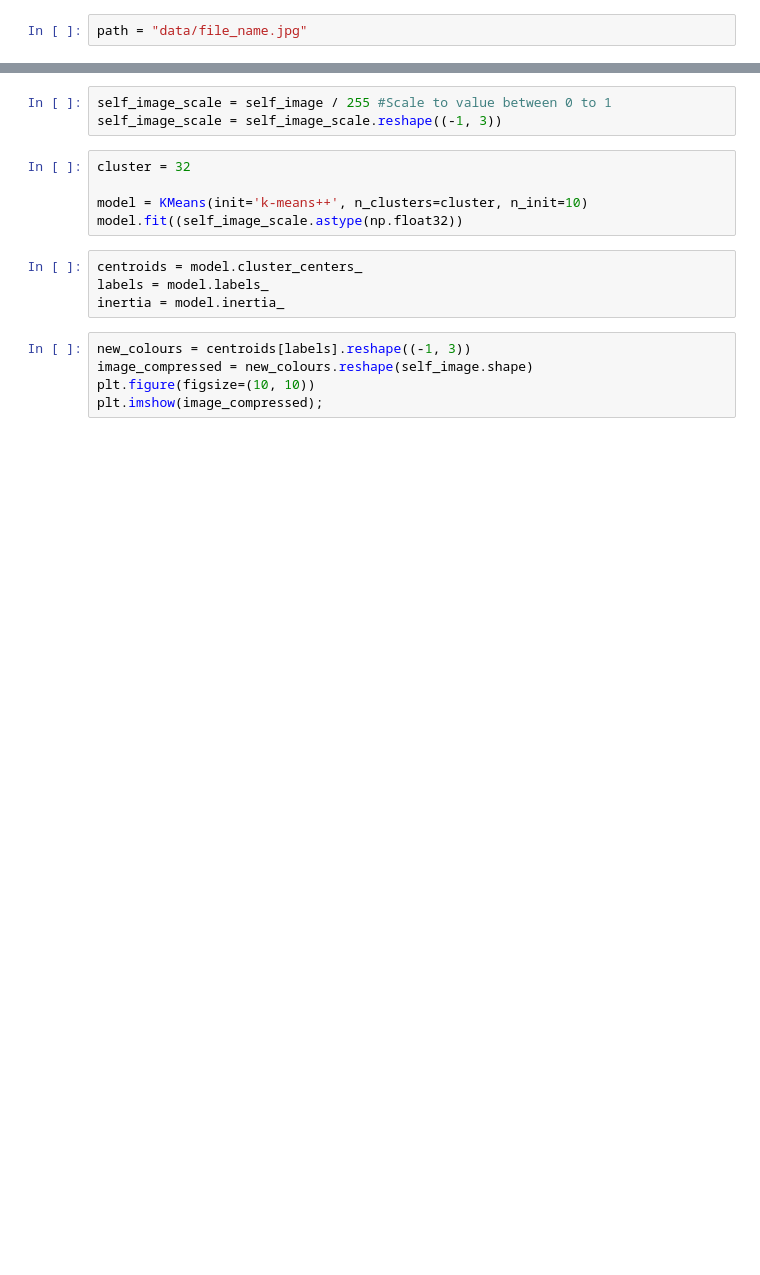
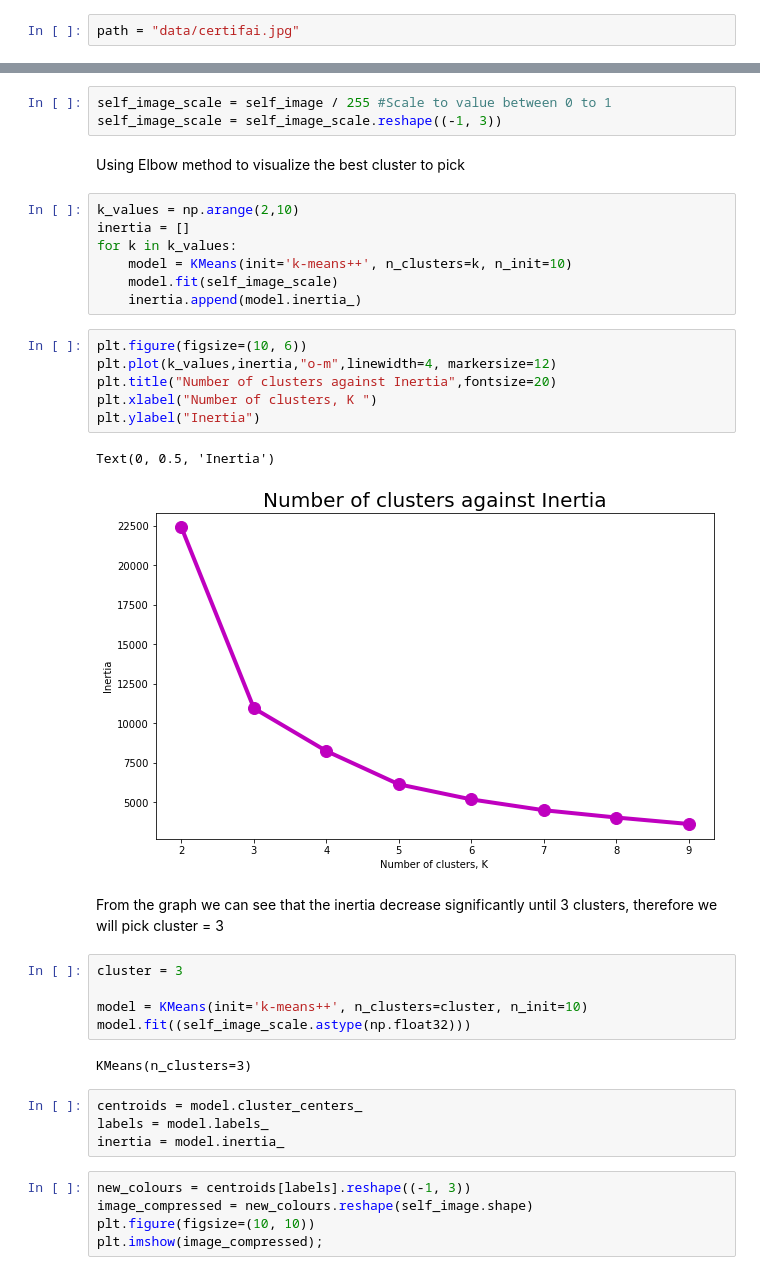
Before and after one commit to CertifaiAI/data-science-fundamentals, a Jupyter notebook: solution/09-1_K Means Clustering 2 .ipynb, the cells around one changed output, grey strips where cells are left out. Drawn from its saved outputs; the diff is of its cells as text; blank space fills up the shorter version.

Commit message:
added custom picture for K means and added elbow method

```diff
--- a/solution/09-1_K Means Clustering 2 .ipynb
+++ b/solution/09-1_K Means Clustering 2 .ipynb
@@ -156,7 +156,7 @@ Text(0.5, 1.0, '4 Colour Image')
 On this section, let us try using your own image to try out the colour reduction
 <br>Do remember upload your file into the data folder
 # %%
-path = "data/file_name.jpg"
+path = "data/certifai.jpg"
 # %%
 self_image = io.imread(path)
 plt.imshow(self_image)
@@ -163,11 +166,33 @@ plt.imshow(self_image)
 # %%
 self_image_scale = self_image / 255 #Scale to value between 0 to 1
 self_image_scale = self_image_scale.reshape((-1, 3))
+# %% [markdown]
+Using Elbow method to visualize the best cluster to pick
+# %%
+k_values = np.arange(2,10)
+inertia = []
+for k in k_values:
+    model = KMeans(init='k-means++', n_clusters=k, n_init=10)
+    model.fit(self_image_scale)
+    inertia.append(model.inertia_)
+# %%
+plt.figure(figsize=(10, 6))
+plt.plot(k_values,inertia,"o-m",linewidth=4, markersize=12)
+plt.title("Number of clusters against Inertia",fontsize=20)
+plt.xlabel("Number of clusters, K ")
+plt.ylabel("Inertia")
+# %% [output]
+Text(0, 0.5, 'Inertia')
+[figure, added]
+# %% [markdown]
+From the graph we can see that the inertia decrease significantly until 3 clusters, therefore we will pick cluster = 3
 # %%
-cluster = 32
+cluster = 3
 
 model = KMeans(init='k-means++', n_clusters=cluster, n_init=10)
-model.fit((self_image_scale.astype(np.float32))
+model.fit((self_image_scale.astype(np.float32)))
+# %% [output]
+KMeans(n_clusters=3)
 # %%
 centroids = model.cluster_centers_
 labels = model.labels_
```
Also changed, not shown: parts of 6 cells of this notebook, 4 other files.
